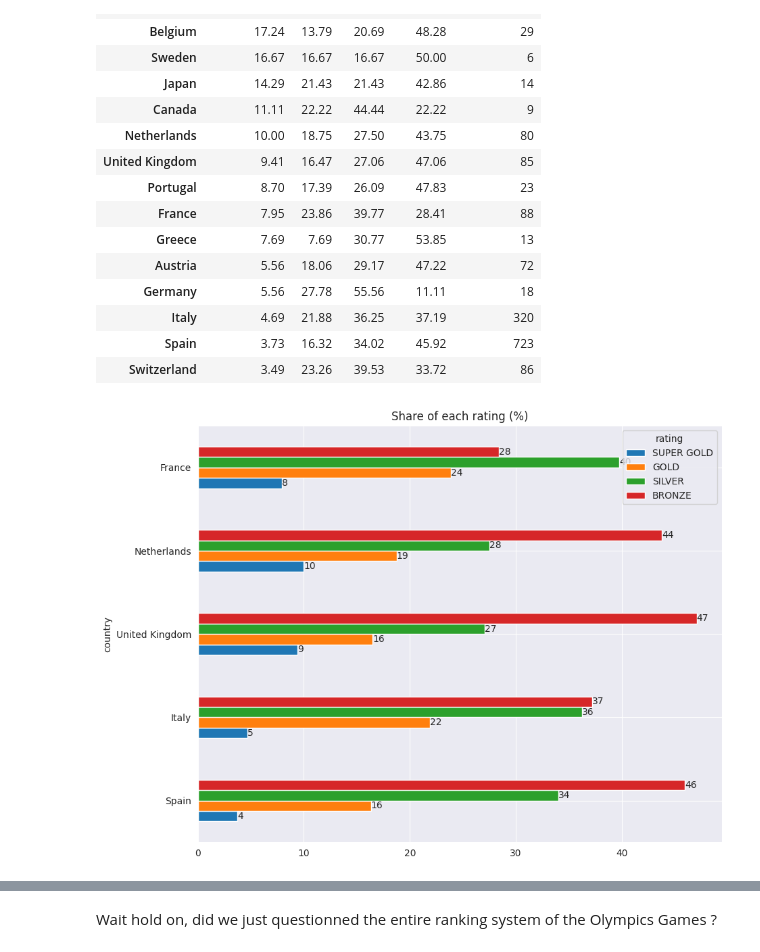
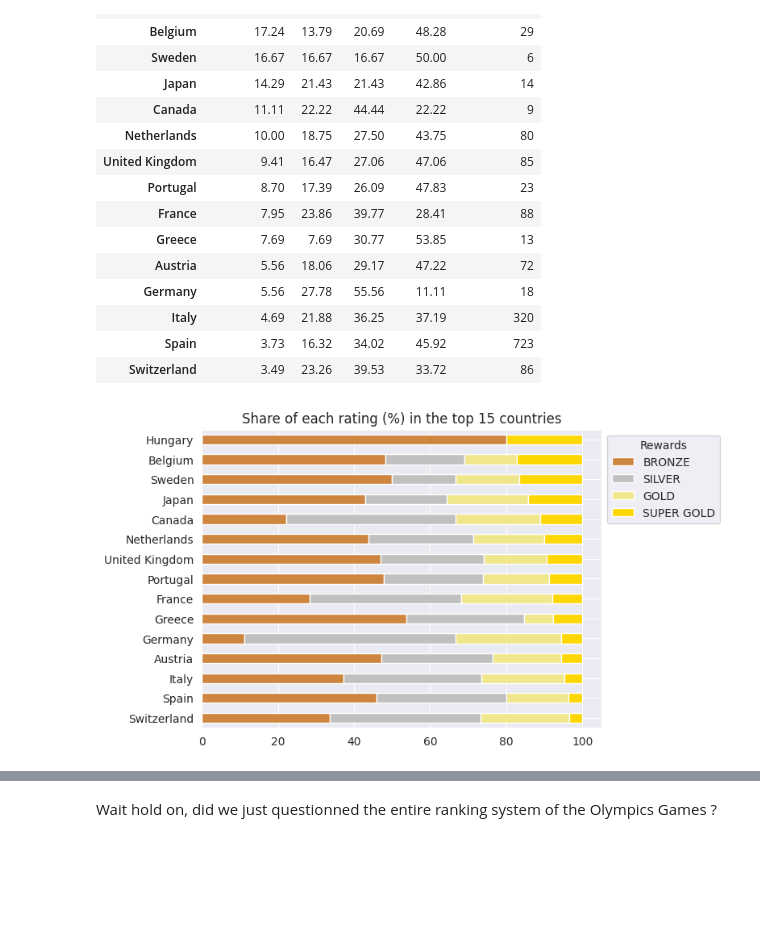
Before and after one commit to NanoClem/world-cheese-awards-analysis, a Jupyter notebook: world_cheese_awards_2021_EDA.ipynb, the cells around one changed output, grey strips where cells are left out. Saved outputs shown, nothing was run; the diff lists cells and outputs as text; code cells hidden in the pictures; blank space fills up the shorter version.

```diff
--- a/world_cheese_awards_2021_EDA.ipynb
+++ b/world_cheese_awards_2021_EDA.ipynb
@@ -234,7 +452,8 @@ The cross table gives us interesting insights of the competition !
 # %%
 per_top_n = top_n.copy()
-per_top_n.iloc[:,:-1] = (top_n.divide(top_n.Total_ratings, axis=0) * 100).round(2)
-per_top_n.sort_values(by='SUPER GOLD', ascending=False)
+per_top_n.iloc[:, :-1] = (top_n.divide(top_n.Total_ratings, axis=0) * 100).round(2)
+per_top_n = per_top_n.sort_values(by='SUPER GOLD', ascending=False)
+per_top_n
 # %% [output]
 | rating | SUPER GOLD | GOLD | SILVER | BRONZE | Total_ratings |
 | country |  |  |  |  |  |
@@ -253,14 +472,12 @@ per_top_n.sort_values(by='SUPER GOLD', ascending=False)
 | Italy | 4.69 | 21.88 | 36.25 | 37.19 | 320 |
 | Spain | 3.73 | 16.32 | 34.02 | 45.92 | 723 |
 | Switzerland | 3.49 | 23.26 | 39.53 | 33.72 | 86 |
-# %%
-ax = per_top_n.iloc[:,:-1].head(5).plot(kind='barh', figsize=(10, 8), color=color_palette)
-
-for container in ax.containers:
-    ax.bar_label(container, fmt='%.0f')
-
-plt.title('Share of each rating (%)')
-plt.show()
-# %% [output]
-[figure, removed]
+# %%
+stacked_rewards_distrib(
+    per_top_n,
+    sort_value='SUPER GOLD',
+    title=f'Share of each rating (%) in the top {n} countries',
+)
+# %% [output]
+[figure, added]
 # %% [markdown]
```
Also changed, not shown: parts of 56 cells of this notebook.
